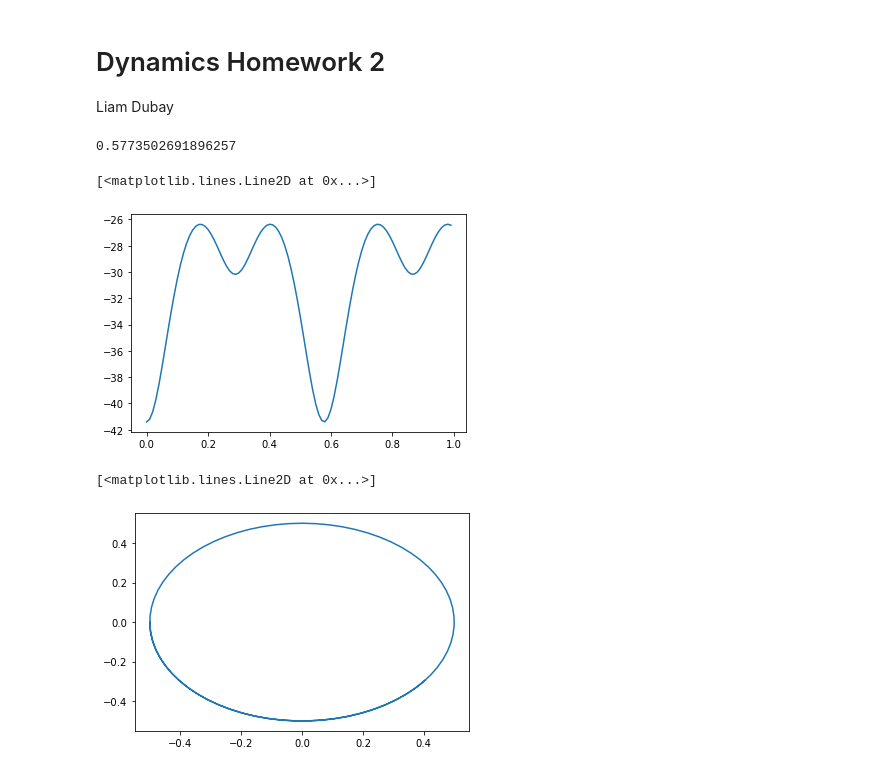
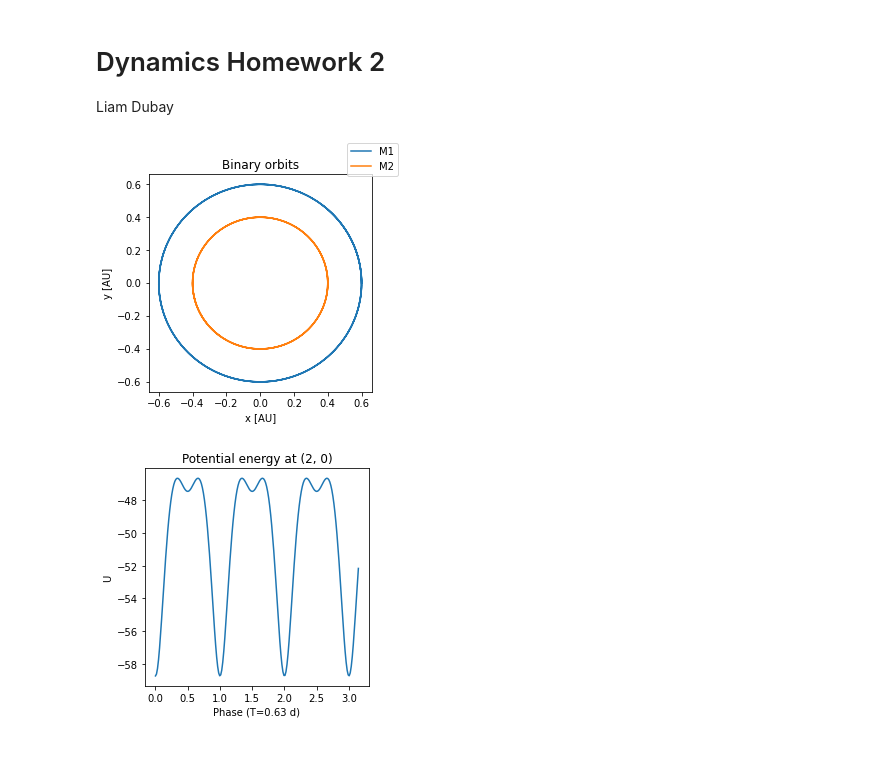
Before and after one commit to lodubay/dynamics, a Jupyter notebook: hw2.ipynb, the cells around one changed output. Drawn from its saved outputs; the diff is of its cells as text; code cells hidden in the pictures.

```diff
--- a/hw2.ipynb
+++ b/hw2.ipynb
@@ -52,17 +67,27 @@ class Binary:
         return pot
 # %%
 # Test code for binary star
-binary = Binary(1, 1, 2, phase=0)
-print(binary.T)
+binary = Binary(1.5, 1, 1, phase=0)
+tarr = np.arange(0, 2, 0.01)
+
+# Plot orbits
+fig, ax = plt.subplots(figsize=(4,4))
+ax.plot(binary.positions(tarr)[0][0], binary.positions(tarr)[0][1], label='M1')
+ax.plot(binary.positions(tarr)[1][0], binary.positions(tarr)[1][1], label='M2')
+ax.set_title('Binary orbits')
+ax.set_xlabel('x [AU]')
+ax.set_ylabel('y [AU]')
+fig.legend()
+plt.show()
+
+# Plot potential energy at test position
 test_pos = np.array([2, 0])
-tarr = np.arange(0, 2, 0.01)
-plt.plot(tarr, [binary.acceleration(t, test_pos)[0] for t in tarr])
+fig, ax = plt.subplots(figsize=(4,4))
+ax.plot(tarr / binary.T, [binary.potential(t, test_pos) for t in tarr])
+ax.set_title('Potential energy at (2, 0)')
+ax.set_xlabel(f'Phase (T={binary.T:.02f} d)' % binary.T)
+ax.set_ylabel('U')
+plt.show()
 # %% [output]
-0.5773502691896257
-[<matplotlib.lines.Line2D at 0x...>]
-[figure, old version]
+[figure, new version]
+[figure, added]
-# %%
-plt.plot(binary.positions(tarr)[0][0], binary.positions(tarr)[0][1])
-# %% [output]
-[<matplotlib.lines.Line2D at 0x...>]
-[figure, removed]
```
Also changed, not shown: parts of 2 cells of this notebook, 1 other file.
